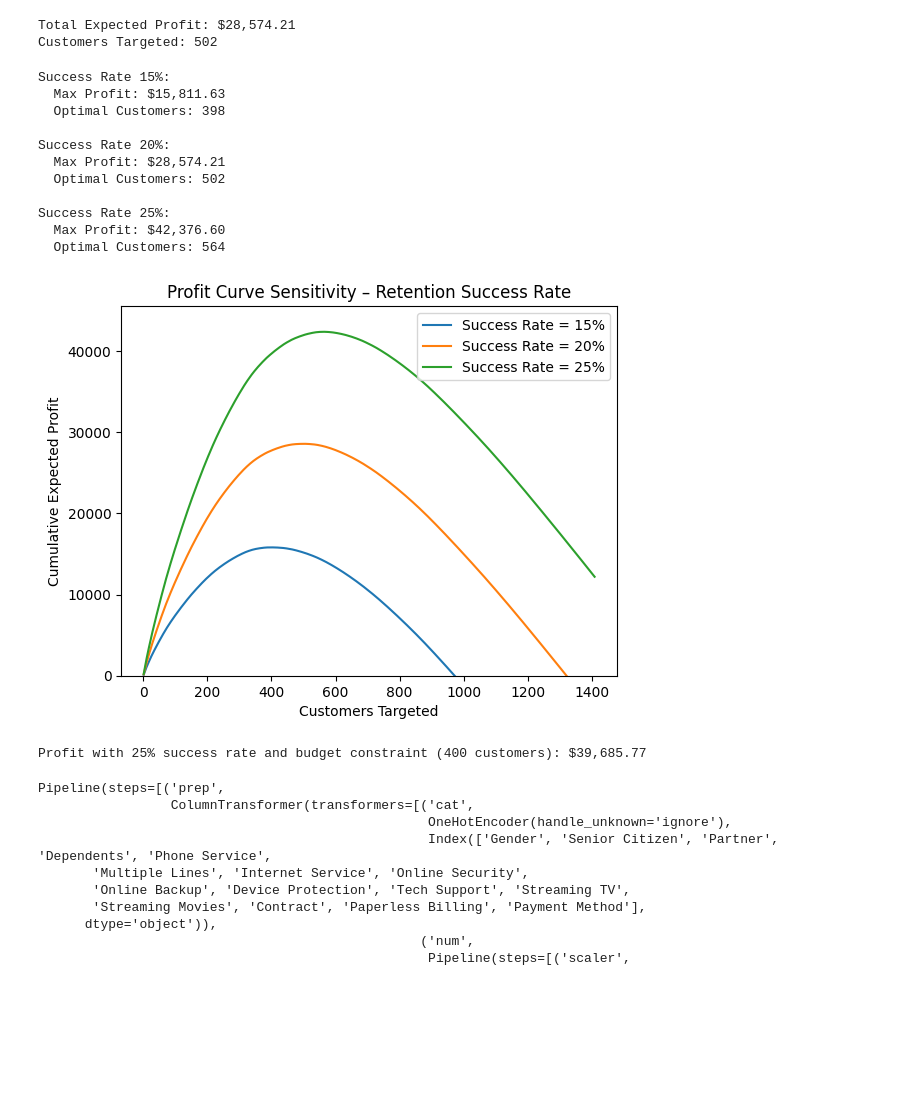
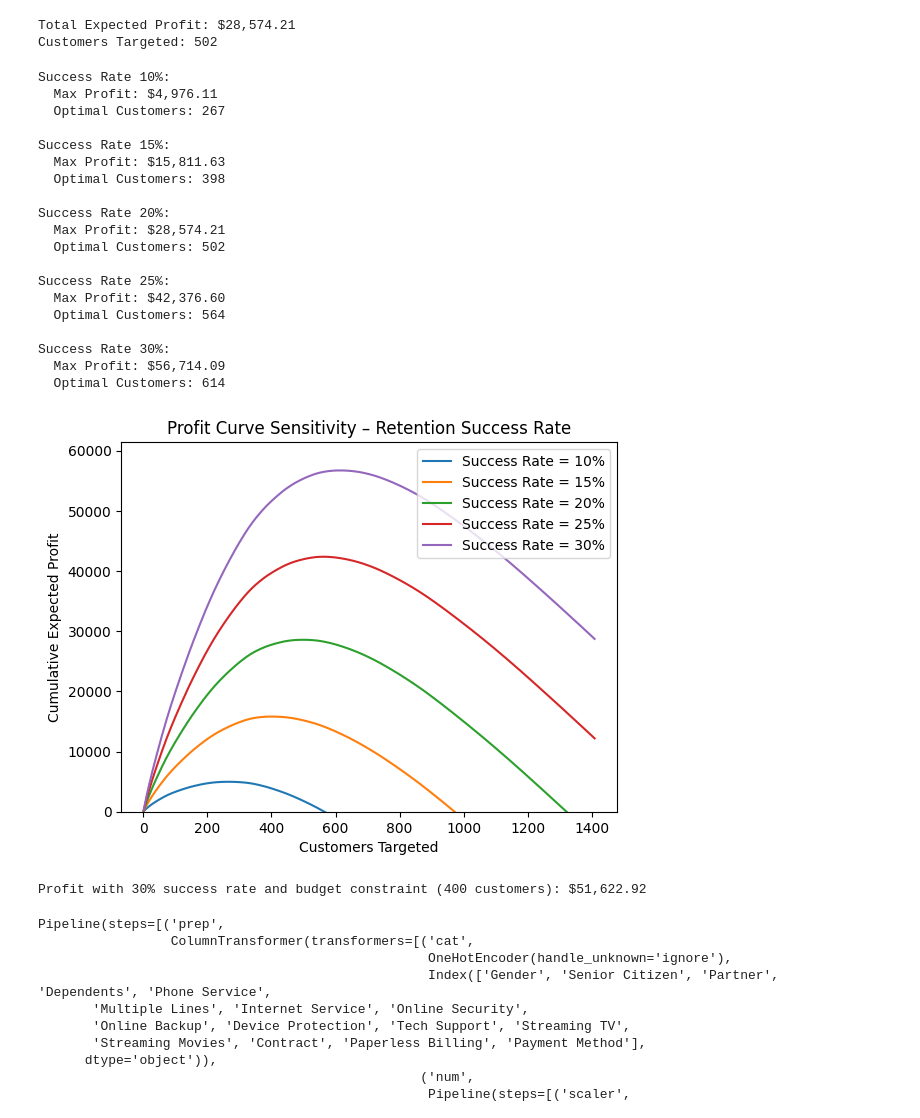
Before and after one commit to EvanW22/telco-churn-retention, a Jupyter notebook: notebooks/churn_analysis.ipynb, the cells around one changed output. Saved outputs shown, nothing was run; the diff lists cells and outputs as text; code cells hidden in the pictures; blank space fills up the shorter version.

Commit message:
added more retention success rates

```diff
--- a/notebooks/churn_analysis.ipynb
+++ b/notebooks/churn_analysis.ipynb
@@ -281,7 +281,7 @@ print(f"Customers Targeted: {target.sum()}")
 Total Expected Profit: $28,574.21
 Customers Targeted: 502
 # %%
-success_rates = [0.15, 0.20, 0.25]
+success_rates = [0.10, 0.15, 0.20, 0.25, 0.30]
 
 plt.figure()
 
@@ -306,34 +306,42 @@ for rate in success_rates:
         range(1, len(profit_df) + 1),
         profit_df["cumulative_profit"],
         label=f"Success Rate = {int(rate*100)}%"
     )
 
     max_profit = profit_df["cumulative_profit"].max()
     optimal_n = profit_df["cumulative_profit"].idxmax() + 1
 
     print(f"Success Rate {int(rate*100)}%:")
     print(f"  Max Profit: ${max_profit:,.2f}")
     print(f"  Optimal Customers: {optimal_n}\n")
 
 plt.xlabel("Customers Targeted")
 plt.ylabel("Cumulative Expected Profit")
 plt.title("Profit Curve Sensitivity – Retention Success Rate")
 plt.legend()
 plt.ylim(bottom=0)
 plt.show()
 # %% [output]
+Success Rate 10%:
+  Max Profit: $4,976.11
+  Optimal Customers: 267
+
 Success Rate 15%:
   Max Profit: $15,811.63
   Optimal Customers: 398
 
 Success Rate 20%:
   Max Profit: $28,574.21
   Optimal Customers: 502
 
 Success Rate 25%:
   Max Profit: $42,376.60
   Optimal Customers: 564
+
+Success Rate 30%:
+  Max Profit: $56,714.09
+  Optimal Customers: 614
-[figure, old version]
+[figure, new version]
 # %%
 budget_limit = 400
 
@@ -341,9 +349,9 @@ profit_df = profit_df.sort_values("expected_profit", ascending=False)
 
 top_n_profit = profit_df.head(budget_limit)["expected_profit"].sum()
 
-print(f"Profit with 25% success rate and budget constraint ({budget_limit} customers): ${top_n_profit:,.2f}")
+print(f"Profit with 30% success rate and budget constraint ({budget_limit} customers): ${top_n_profit:,.2f}")
 # %% [output]
-Profit with 25% success rate and budget constraint (400 customers): $39,685.77
+Profit with 30% success rate and budget constraint (400 customers): $51,622.92
 # %%
 #Final retrain for potential deployment and shap
 X_full = pd.concat([X_train, X_test])
```
